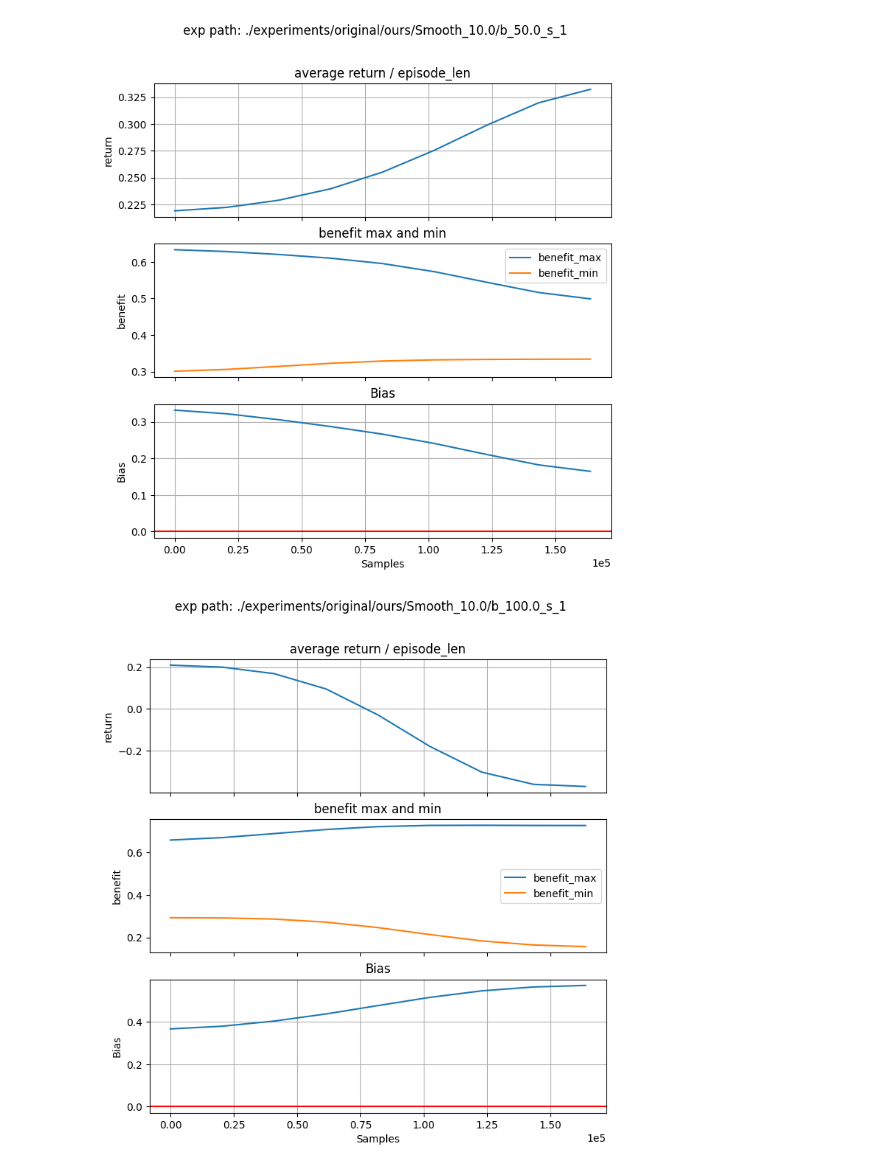
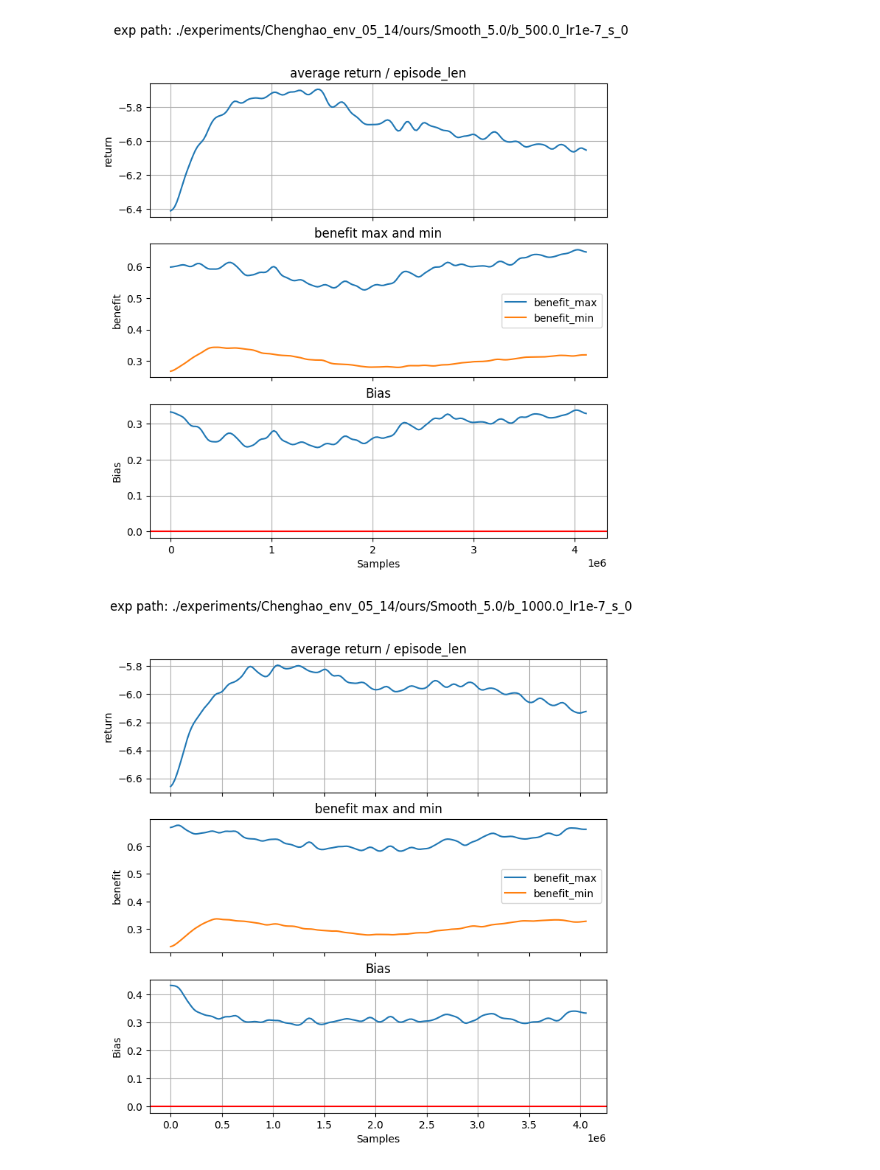
Before and after one commit to Yuancheng-Xu/ELBERT, a Jupyter notebook: attention_allocation_experiment/plot_xyc.ipynb, the cells around one changed output. Cells and saved outputs as stored; diff of their text form; code cells hidden in the pictures.

```diff
--- a/attention_allocation_experiment/plot_xyc.ipynb
+++ b/attention_allocation_experiment/plot_xyc.ipynb
@@ -68,10 +66,12 @@ plot_return_bias(exp_path_base,save=False, smooth = 2)
 # %%
 exp_path_base = './experiments/Chenghao_env_05_14/ours/Smooth_5.0/'
 beta_list = [0,4000,6000,8000]
+beta_list = [0,200,500,1000,2000,4000,6000,8000]
 
-exp_path_base = './experiments/original/ours/Smooth_10.0/'
-beta_list = [0,20,50,100]
+# exp_path_base = './experiments/original/ours/Smooth_10.0/'
+# beta_list = [0,20,50,100]
 
 for beta in beta_list:
-    plot_return_bias(os.path.join(exp_path_base, 'b_'+ str(beta)+ '.0' + str('_s_1')),save=False, smooth = 2)
+    # plot_return_bias(os.path.join(exp_path_base, 'b_'+ str(beta)+ '.0' + str('_s_1')),save=False, smooth = 2)
+    plot_return_bias(os.path.join(exp_path_base, 'b_'+ str(beta)+ '.0_lr1e-7' + str('_s_0')),save=False, smooth = 2)
 # %% [output]
@@ -80,2 +80,2 @@ for beta in beta_list:
-[figure, old version]
+[figure, new version]
-[figure, old version]
+[figure, new version]
```
Also changed, not shown: parts of 2 cells of this notebook, 5 other files.
